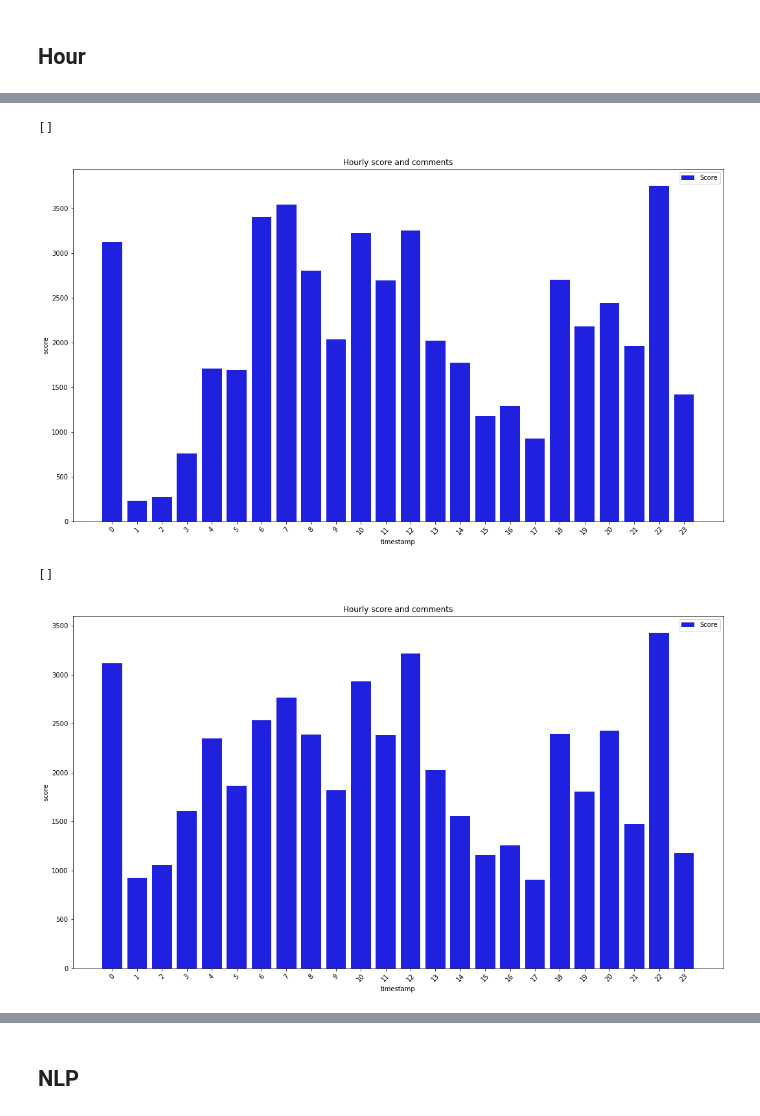
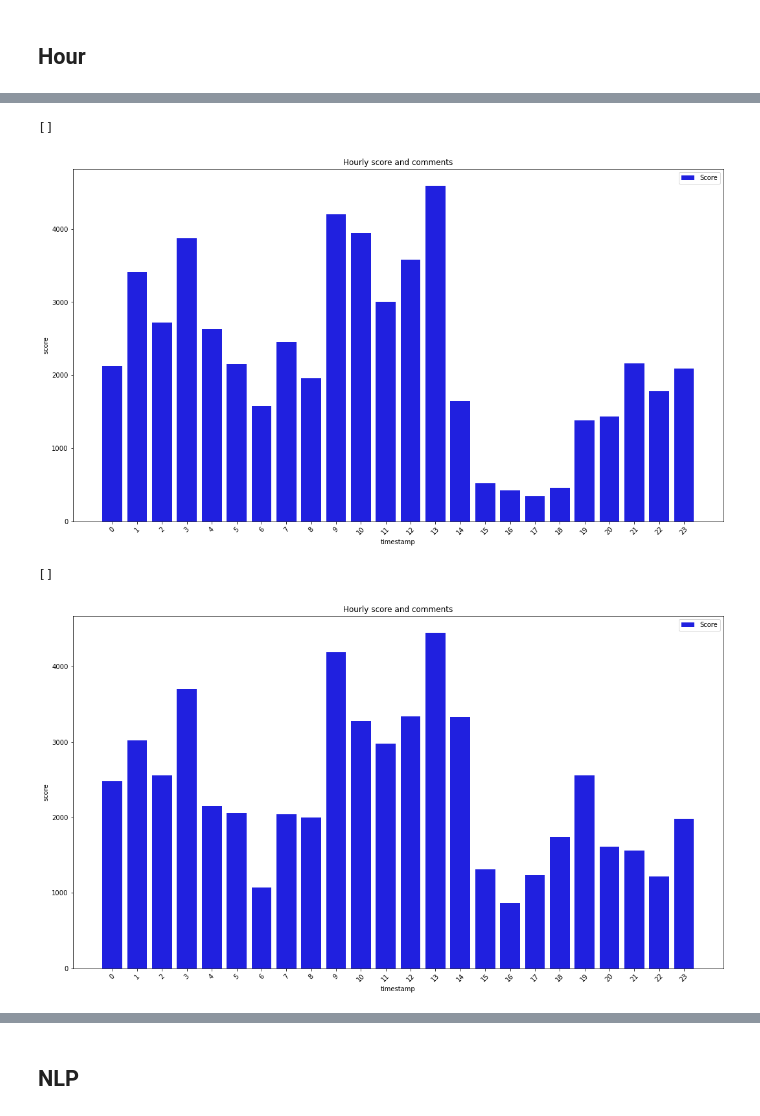
Before and after one commit to avamys/ped-wsb, a Jupyter notebook: 01-text-features.ipynb, the cells around one changed output, grey strips where cells are left out. Saved outputs shown, nothing was run; the diff lists cells and outputs as text; code cells hidden in the pictures.

```diff
--- a/01-text-features.ipynb
+++ b/01-text-features.ipynb
@@ -75,6 +80,6 @@ https://www.reddit.com/r/wallstreetbets/comments/j1fmmo/cbat_sunw_spi_oxbr_yall_
 # %%
-df_raw = df.copy()
-df.drop(index=earliest_post_url.index[0], inplace=True)
+# df_raw = df.copy()
+# df.drop(index=earliest_post_url.index[0], inplace=True)
 # %% [markdown]
 ## Nan
 # %%
@@ -243,16 +253,16 @@ plt.plot()
 # %%
 hourly_data = df[['score', 'comms_num']].groupby(df['timestamp'].dt.hour).mean()
-hourly_data_filtered = df[['score', 'comms_num']].loc[ df['date'] != datetime.date(2021,1,29) ].groupby(df['timestamp'].dt.hour).mean()
+hourly_data_filtered = df[['score', 'comms_num']].loc[ (df['date'] != datetime.date(2021,1,28)) & (df['date'] != datetime.date(2021,1,27)) ].groupby(df['timestamp'].dt.hour).mean()
 
 plt.figure(figsize=(18,10))
 plt.title("Hourly score and comments")
 sns.barplot(data=hourly_data, x=hourly_data.index, y='score', color='b', label='Score')
 plt.legend()
 plt.xticks(rotation=45)
 plt.plot()
 # %% [output]
 []
-[figure, old version]
+[figure, new version]
 # %%
 plt.figure(figsize=(18,10))
 plt.title("Hourly score and comments")
@@ -262,7 +272,7 @@ plt.xticks(rotation=45)
 plt.plot()
 # %% [output]
 []
-[figure, old version]
+[figure, new version]
 # %%
 plt.figure(figsize=(18,10))
 plt.title("Hourly comments")
```
Also changed, not shown: parts of 32 cells of this notebook, 1 other file.
